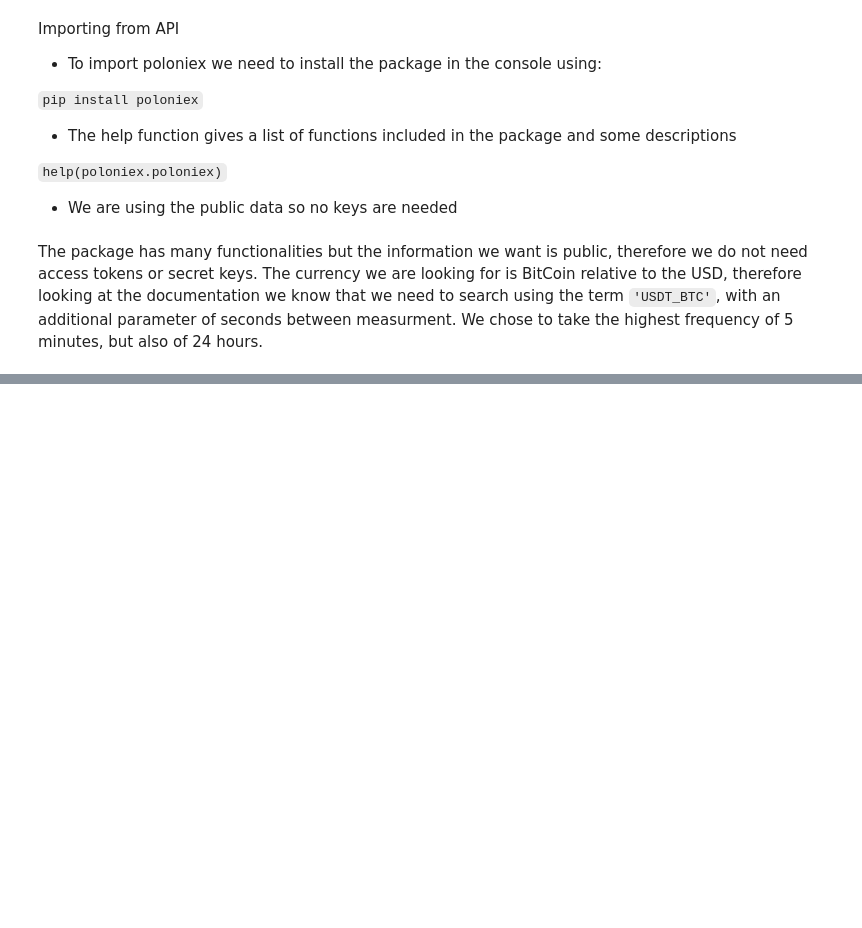
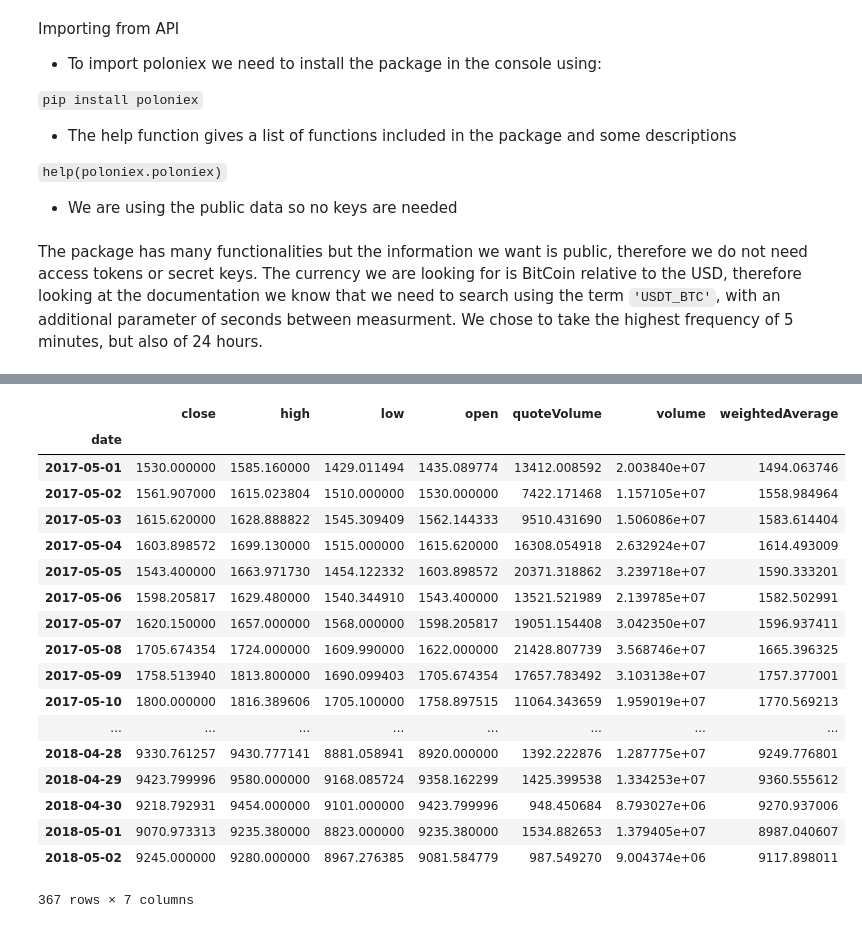
Before and after one commit to ViktorMalesevic/Bitcoin-NLP-Strategy, a Jupyter notebook: 04_bitcoin_data_notebook.ipynb, the cells around one changed output, grey strips where cells are left out. Saved outputs shown, nothing was run; the diff lists cells and outputs as text; code cells hidden in the pictures; blank space fills up the shorter version.

```diff
--- a/04_bitcoin_data_notebook.ipynb
+++ b/04_bitcoin_data_notebook.ipynb
@@ -46,0 +51,27 @@ btc86400
+# %%
+btc86400.date = pd.to_datetime(btc86400.date, unit = 's')
+# %%
+btc86400.set_index('date', inplace = True)
+# %%
+data = btc86400["2017-05-01":"2018-05-02"]
+data
+# %% [output]
+|  | close | high | low | open | quoteVolume | volume | weightedAverage |
+| date |  |  |  |  |  |  |  |
+| 2017-05-01 | 1530.000000 | 1585.160000 | 1429.011494 | 1435.089774 | 13412.008592 | 2.003840e+07 | 1494.063746 |
+| 2017-05-02 | 1561.907000 | 1615.023804 | 1510.000000 | 1530.000000 | 7422.171468 | 1.157105e+07 | 1558.984964 |
+| 2017-05-03 | 1615.620000 | 1628.888822 | 1545.309409 | 1562.144333 | 9510.431690 | 1.506086e+07 | 1583.614404 |
+| 2017-05-04 | 1603.898572 | 1699.130000 | 1515.000000 | 1615.620000 | 16308.054918 | 2.632924e+07 | 1614.493009 |
+| 2017-05-05 | 1543.400000 | 1663.971730 | 1454.122332 | 1603.898572 | 20371.318862 | 3.239718e+07 | 1590.333201 |
+| 2017-05-06 | 1598.205817 | 1629.480000 | 1540.344910 | 1543.400000 | 13521.521989 | 2.139785e+07 | 1582.502991 |
+| 2017-05-07 | 1620.150000 | 1657.000000 | 1568.000000 | 1598.205817 | 19051.154408 | 3.042350e+07 | 1596.937411 |
+| 2017-05-08 | 1705.674354 | 1724.000000 | 1609.990000 | 1622.000000 | 21428.807739 | 3.568746e+07 | 1665.396325 |
+| 2017-05-09 | 1758.513940 | 1813.800000 | 1690.099403 | 1705.674354 | 17657.783492 | 3.103138e+07 | 1757.377001 |
+| 2017-05-10 | 1800.000000 | 1816.389606 | 1705.100000 | 1758.897515 | 11064.343659 | 1.959019e+07 | 1770.569213 |
+| ... | ... | ... | ... | ... | ... | ... | ... |
+| 2018-04-28 | 9330.761257 | 9430.777141 | 8881.058941 | 8920.000000 | 1392.222876 | 1.287775e+07 | 9249.776801 |
+| 2018-04-29 | 9423.799996 | 9580.000000 | 9168.085724 | 9358.162299 | 1425.399538 | 1.334253e+07 | 9360.555612 |
+| 2018-04-30 | 9218.792931 | 9454.000000 | 9101.000000 | 9423.799996 | 948.450684 | 8.793027e+06 | 9270.937006 |
+| 2018-05-01 | 9070.973313 | 9235.380000 | 8823.000000 | 9235.380000 | 1534.882653 | 1.379405e+07 | 8987.040607 |
+| 2018-05-02 | 9245.000000 | 9280.000000 | 8967.276385 | 9081.584779 | 987.549270 | 9.004374e+06 | 9117.898011 |
+367 rows × 7 columns
```
Also changed, not shown: parts of 5 cells of this notebook.
